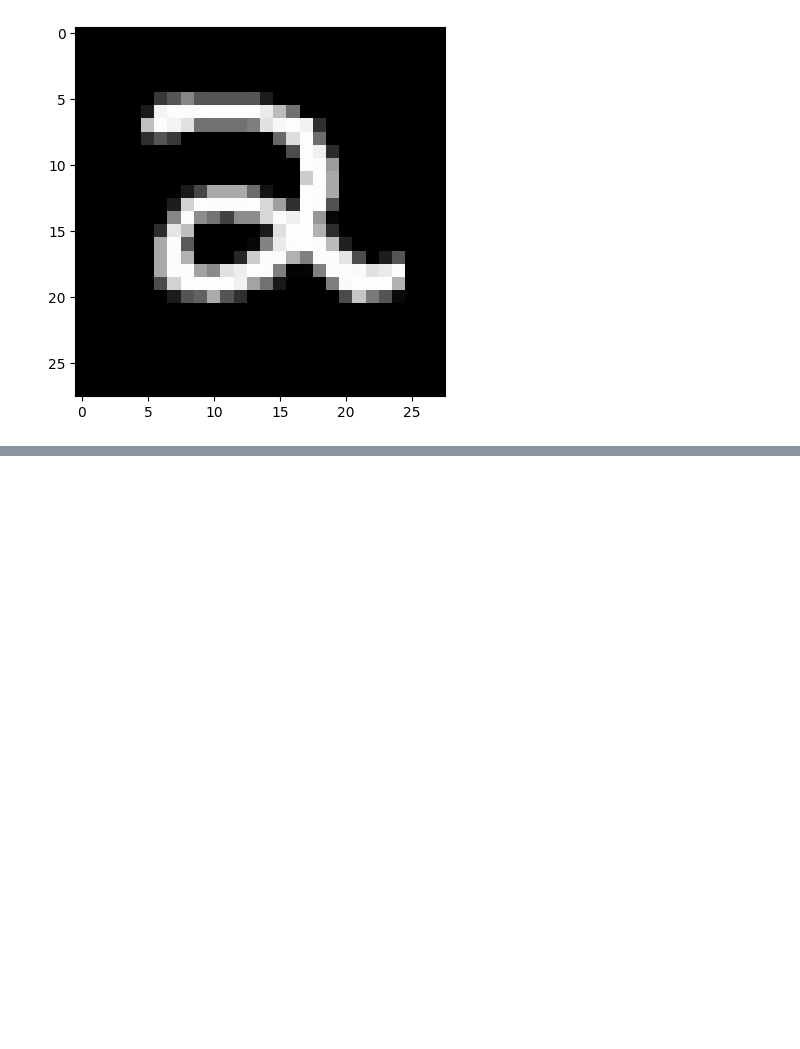
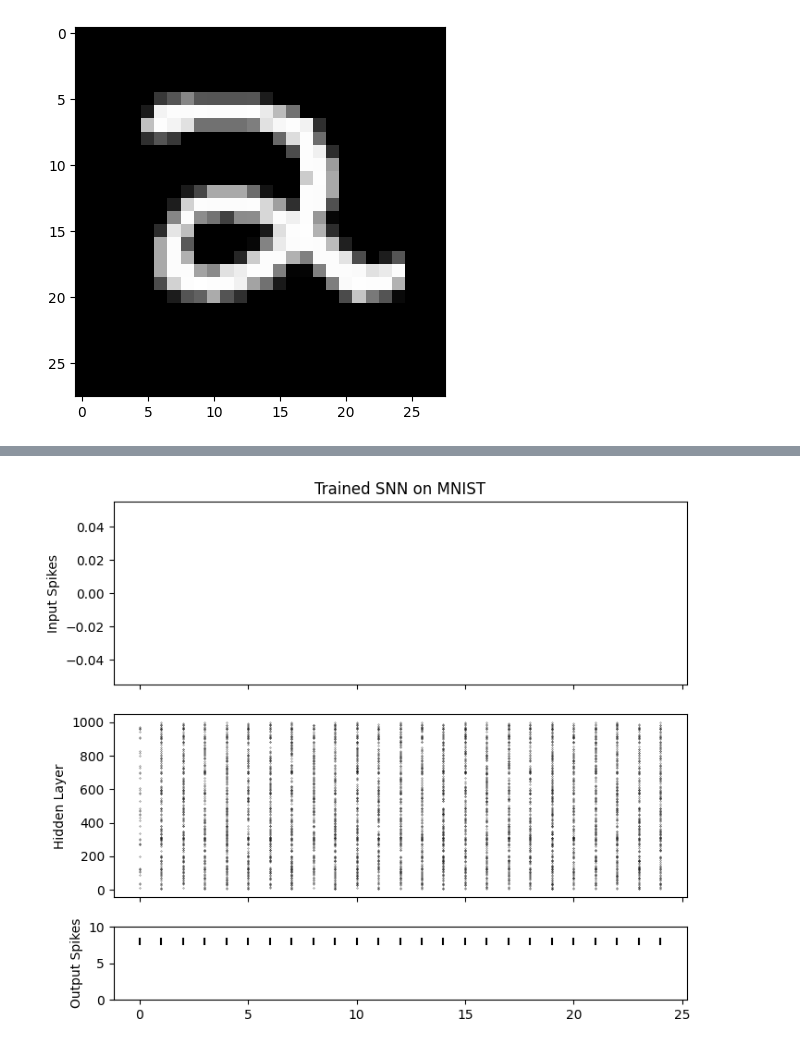
Before and after one commit to AutomationLab-Unime/BioIng_SNN_Slides, a Jupyter notebook: Tutorials/Esempio_27_10_25.ipynb, the cells around one changed output, grey strips where cells are left out. Saved outputs shown, nothing was run; the diff lists cells and outputs as text; code cells hidden in the pictures; blank space fills up the shorter version.

```diff
--- a/Tutorials/Esempio_27_10_25.ipynb
+++ b/Tutorials/Esempio_27_10_25.ipynb
@@ -152,0 +343,4 @@ for epoch in range(num_epochs):
+# %%
+plot_snn_spikes(spk_in, spk1_rec, spk2_rec, "Trained SNN on MNIST")
+# %% [output]
+[figure, added]
```
Also changed, not shown: parts of 12 cells of this notebook.
